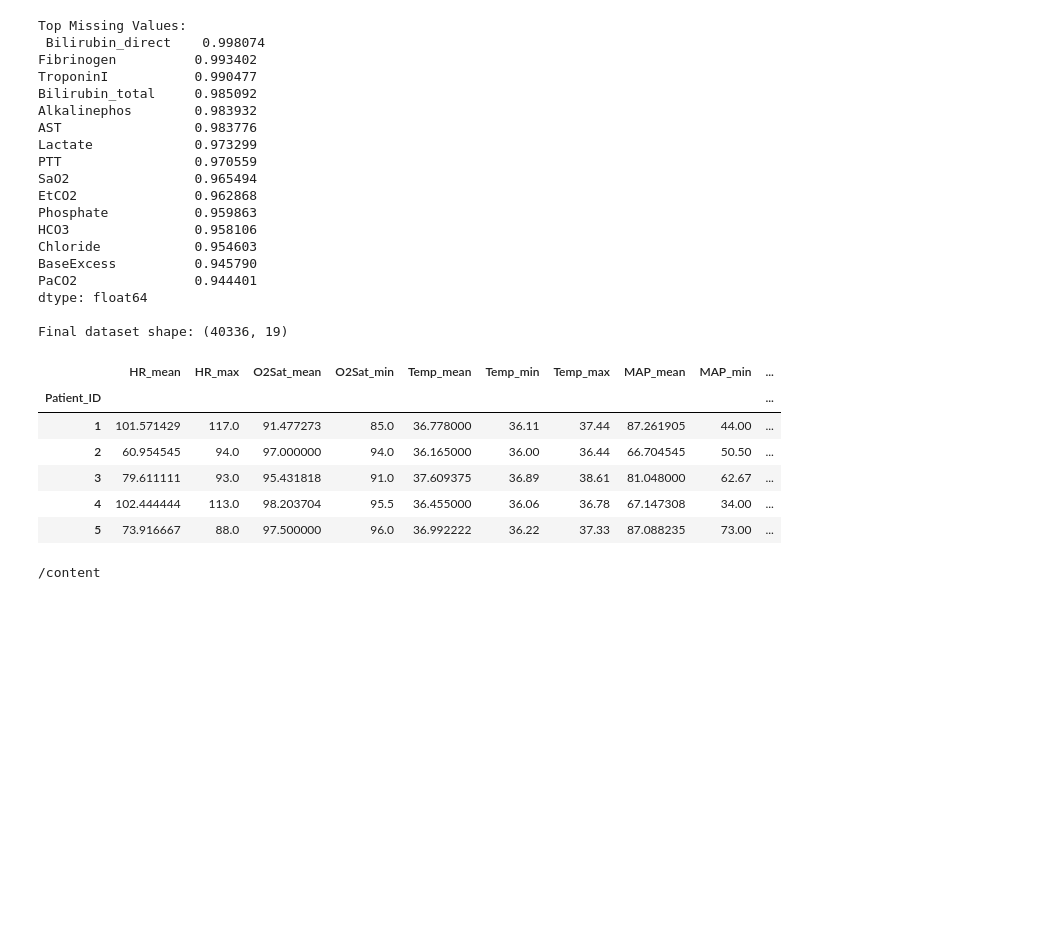
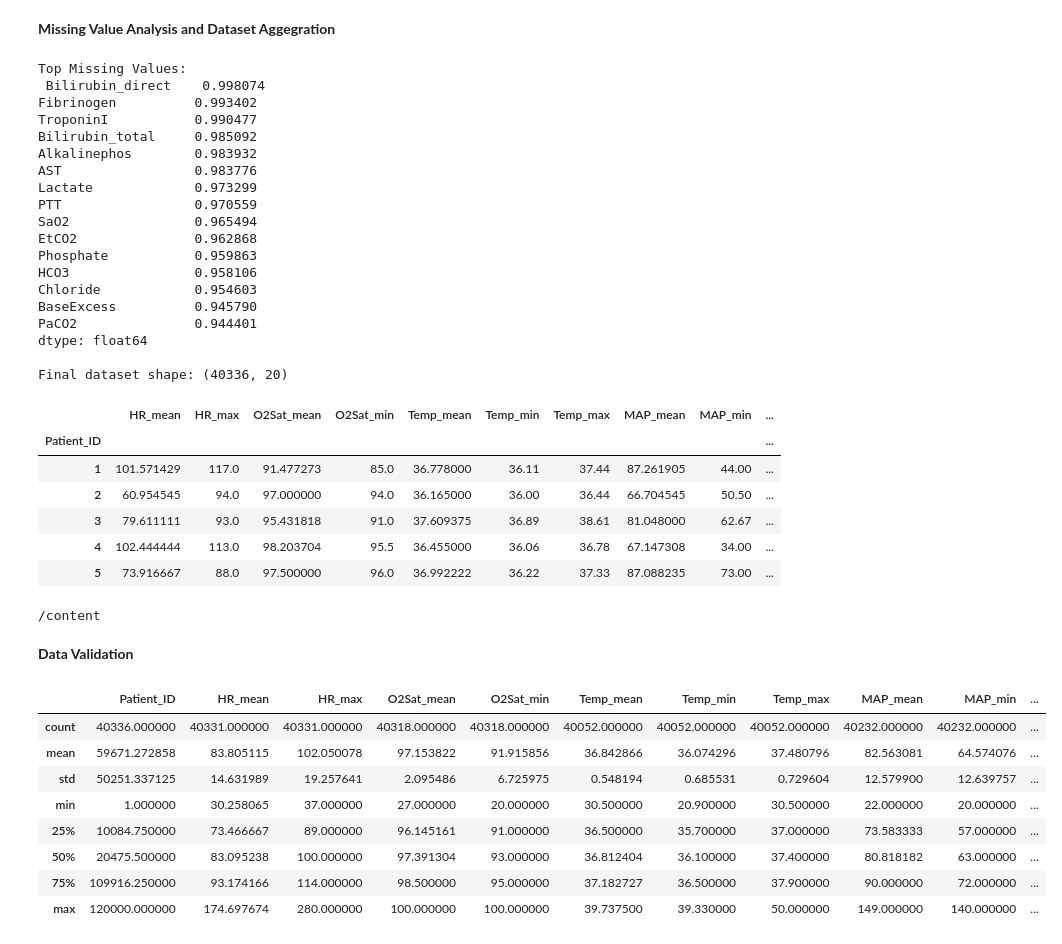
Before and after one commit to dr-koehler-ai/Sepsis-Clinical-Analytics-Project-V1, a Jupyter notebook: Sepsis_Dashboard_V1.ipynb, the cells around one changed output. Cells and saved outputs as stored; diff of their text form; code cells hidden in the pictures; blank space fills up the shorter version.

```diff
--- a/Sepsis_Dashboard_V1.ipynb
+++ b/Sepsis_Dashboard_V1.ipynb
@@ -46,3 +46,5 @@ Patients: 40336
+# %% [markdown]
+**Missing Value Analysis and Dataset Aggegration**
 # %%
 # =========================
 # 3. Missing Values Analysis
@@ -76,7 +78,8 @@ dataset_agg = dataset_clean.groupby("Patient_ID").agg({
     "Creatinine": "max",
     "Age": "first",
     "Gender": "first",
-    "SepsisLabel": "max"
+    "SepsisLabel": "max",
+    'Platelets': 'mean'
 })
 
 # flatten columns
@@ -110,7 +113,7 @@ BaseExcess          0.945790
 PaCO2               0.944401
 dtype: float64
 
-Final dataset shape: (40336, 19)
+Final dataset shape: (40336, 20)
 |  | HR_mean | HR_max | O2Sat_mean | O2Sat_min | Temp_mean | Temp_min | Temp_max | MAP_mean | MAP_min | ... |
 | Patient_ID |  |  |  |  |  |  |  |  |  | ... |
 | 1 | 101.571429 | 117.0 | 91.477273 | 85.0 | 36.778000 | 36.11 | 37.44 | 87.261905 | 44.00 | ... |
@@ -129,3 +132,23 @@ import os
 print(os.getcwd())
 # %% [output]
 /content
+# %% [markdown]
+**Data Validation**
+# %%
+# =========================
+# 5. Data Validation
+# =========================
+
+dataset_agg.describe()
+
+print("Continuous clinical variables were reviewed for implausible minimum and maximum values using descriptive statistics. All examined variables were found to be within clinically plausible physiological ranges, and no obvious data entry errors were identified.")
+# %% [output]
+|  | Patient_ID | HR_mean | HR_max | O2Sat_mean | O2Sat_min | Temp_mean | Temp_min | Temp_max | MAP_mean | MAP_min | ... |
+| count | 40336.000000 | 40331.000000 | 40331.000000 | 40318.000000 | 40318.000000 | 40052.000000 | 40052.000000 | 40052.000000 | 40232.000000 | 40232.000000 | ... |
+| mean | 59671.272858 | 83.805115 | 102.050078 | 97.153822 | 91.915856 | 36.842866 | 36.074296 | 37.480796 | 82.563081 | 64.574076 | ... |
+| std | 50251.337125 | 14.631989 | 19.257641 | 2.095486 | 6.725975 | 0.548194 | 0.685531 | 0.729604 | 12.579900 | 12.639757 | ... |
+| min | 1.000000 | 30.258065 | 37.000000 | 27.000000 | 20.000000 | 30.500000 | 20.900000 | 30.500000 | 22.000000 | 20.000000 | ... |
+| 25% | 10084.750000 | 73.466667 | 89.000000 | 96.145161 | 91.000000 | 36.500000 | 35.700000 | 37.000000 | 73.583333 | 57.000000 | ... |
+| 50% | 20475.500000 | 83.095238 | 100.000000 | 97.391304 | 93.000000 | 36.812404 | 36.100000 | 37.400000 | 80.818182 | 63.000000 | ... |
+| 75% | 109916.250000 | 93.174166 | 114.000000 | 98.500000 | 95.000000 | 37.182727 | 36.500000 | 37.900000 | 90.000000 | 72.000000 | ... |
+| max | 120000.000000 | 174.697674 | 280.000000 | 100.000000 | 100.000000 | 39.737500 | 39.330000 | 50.000000 | 149.000000 | 140.000000 | ... |
```
Also changed, not shown: parts of 9 cells of this notebook.
